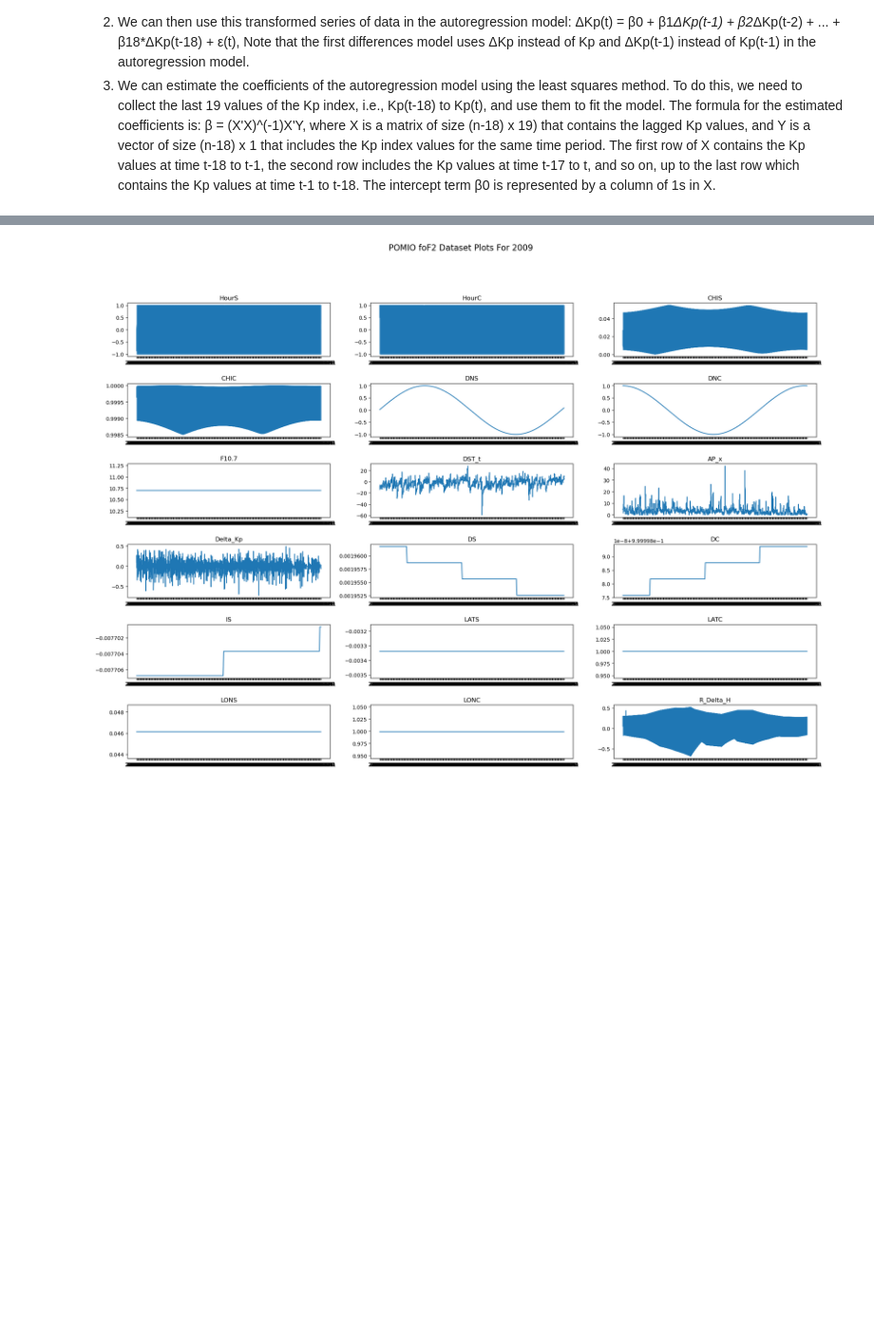
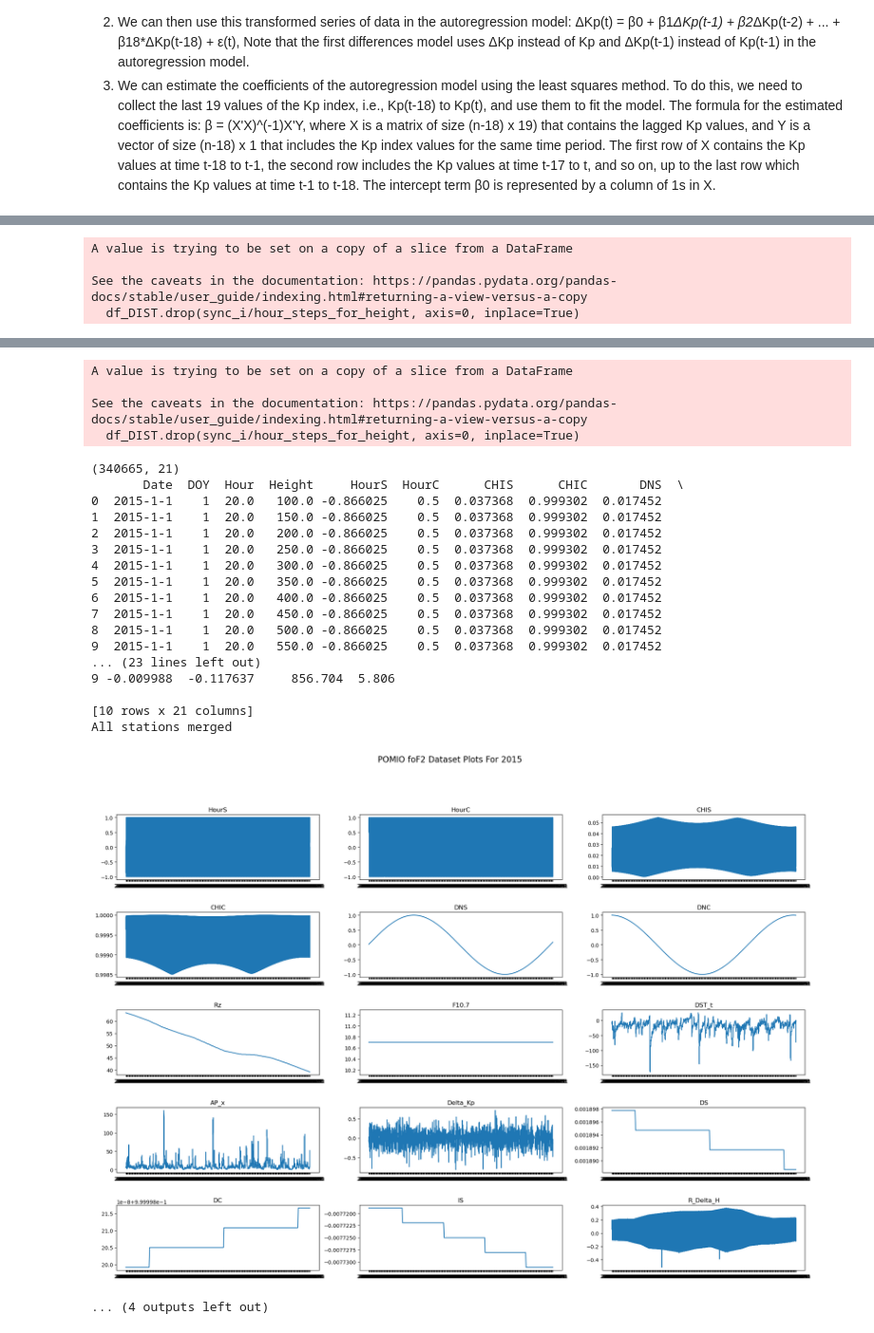
Before and after one commit to SrknMcT/ITUDeprem, a Jupyter notebook: foF2DataFormatter.ipynb, the cells around one changed output, grey strips where cells are left out. Shown at 95% size. Drawn from its saved outputs; the diff is of its cells as text; code cells hidden in the pictures; blank space fills up the shorter version.

```diff
--- a/foF2DataFormatter.ipynb
+++ b/foF2DataFormatter.ipynb
@@ -4,7 +4,7 @@ import numpy as np
 import matplotlib.pyplot as plt
 from datetime import datetime, timedelta
 
-stations=["POMIO_2009.txt","MALUKU_2009.txt","DARW_2009.txt","SUL_2009.txt","JOG2_2009.txt"]
+stations=["POMIO_2015.txt","MALUKU_2015.txt","DARW_2015.txt","SUL_2015.txt","JOG2_2015.txt"]
 DIST_filename="Dst_2000_2023.txt" # it is already cleaned before processing
 datafolder="data\\"
 
@@ -15,7 +15,7 @@ ap_start_index=past_steps*hour_steps_for_height # starting point to use previous
 delta_step=18
 delta_X_column_size = delta_step+1
 
-baseindex=delta_step*hour_steps_for_height+hour_steps_for_height  #delta_kps already starts from +1h(39 hourstes), so we added hour_steps_for height
+baseindex=delta_step*hour_steps_for_height+hour_steps_for_height  #delta_kps already starts from +1h(39 hoursteps), so we added hour_steps_for height
 baseindex2=baseindex-ap_start_index # for apX and dist to adjust indexes
 baseindex3=baseindex-hour_steps_for_height #for r_delta_h to adjust indexes
 # %%
@@ -49,7 +49,7 @@ def plot_data(location,year,foF2_data,colSize,rowSize):
     row_index=0
     col_index=0
 
-    for col in foF2_data.columns[3:-2]: #excluded foF2 and Distance
+    for col in foF2_data.columns[4:-2]: #excluded foF2 and Distance
         axs[row_index, col_index].plot(foF2_data["Date"][::hour_steps_for_height],foF2_data[col][::hour_steps_for_height])
         axs[row_index, col_index].set_title(col)
 
@@ -194,6 +194,7 @@ for st in stations:
     hours=df_IRI["Hour"].to_numpy()
     heights=df_IRI["Height,km"].to_numpy()
     solar_zenith_angles=df_IRI["Solar_zenith_angle,degree"].to_numpy()
+    sun_spot_number=df_IRI["Rz12"].to_numpy()
     days_of_year= df_IRI["DOY"].to_numpy()
     declination=df_IRI["Declination,degree"].to_numpy()
     inclination=df_IRI["Dip,degree"].to_numpy()
@@ -203,8 +204,6 @@ for st in stations:
     dsts=df_DIST["DST"].to_numpy()
     kps=df_IRI["3-h_kp"].to_numpy()
     foF2=df_IRI["foF2,MHz"].to_numpy()
-
-
 
 
     hours_sin=np.sin(2*np.pi*hours/24) #in radian
@@ -253,17 +252,25 @@ for st in stations:
     ###########################################################################################
 
     #Generates foF2 dataset
-    data_dictionary={"Date":dates[baseindex:],"Hour":hours[baseindex:],"Height":heights[baseindex:],"HourS":hours_sin[baseindex:],"HourC":hours_cos[baseindex:],"CHIS":solar_zenith_angles_sin[baseindex:],\
-        "CHIC":solar_zenith_angles_cos[baseindex:],"DNS":days_of_year_sin[baseindex:],"DNC":days_of_year_cos[baseindex:],"F10.7":solar_activity_constant[baseindex:],\
-            "DST_t":dst_t[baseindex2:],"AP_x":ap_X[baseindex2:],"Delta_Kp":delta_kp_regressed,"DS":declination_sin[baseindex:],"DC":declination_cos[baseindex:],\
-                "IS":inclination_sin[baseindex:],"LATS":latitude_sin[baseindex:],"LATC":latitude_cos[baseindex:],"LONS":longitude_sin[baseindex:],"LONC":longitude_cos[baseindex:],\
-                    "R_Delta_H":r_delta_h[baseindex3:],"EqDistance":distance[baseindex:],"foF2":foF2[baseindex:]}
+    # data_dictionary={"Date":dates[baseindex:],"Hour":hours[baseindex:],"Height":heights[baseindex:],"HourS":hours_sin[baseindex:],"HourC":hours_cos[baseindex:],"CHIS":solar_zenith_angles_sin[baseindex:],\
+    #     "CHIC":solar_zenith_angles_cos[baseindex:],"DNS":days_of_year_sin[baseindex:],"DNC":days_of_year_cos[baseindex:],"F10.7":solar_activity_constant[baseindex:],\
+    #         "DST_t":dst_t[baseindex2:],"AP_x":ap_X[baseindex2:],"Delta_Kp":delta_kp_regressed,"DS":declination_sin[baseindex:],"DC":declination_cos[baseindex:],\
+    #             "IS":inclination_sin[baseindex:],"LATS":latitude_sin[baseindex:],"LATC":latitude_cos[baseindex:],"LONS":longitude_sin[baseindex:],"LONC":longitude_cos[baseindex:],\
+    #                 "R_Delta_H":r_delta_h[baseindex3:],"EqDistance":distance[baseindex:],"foF2":foF2[baseindex:]}
+
+    #edited ver.
+
+    data_dictionary={"Date":dates[baseindex:],"DOY":days_of_year[baseindex:],"Hour":hours[baseindex:],"Height":heights[baseindex:],"HourS":hours_sin[baseindex:],"HourC":hours_cos[baseindex:],"CHIS":solar_zenith_angles_sin[baseindex:],\
+    "CHIC":solar_zenith_angles_cos[baseindex:],"DNS":days_of_year_sin[baseindex:],"DNC":days_of_year_cos[baseindex:],"Rz":sun_spot_number[baseindex:],"F10.7":solar_activity_constant[baseindex:],\
+        "DST_t":dst_t[baseindex2:],"AP_x":ap_X[baseindex2:],"Delta_Kp":delta_kp_regressed,"DS":declination_sin[baseindex:],"DC":declination_cos[baseindex:],\
+            "IS":inclination_sin[baseindex:],\
+                "R_Delta_H":r_delta_h[baseindex3:],"EqDistance":distance[baseindex:],"foF2":foF2[baseindex:]}
 
     df_foF2=pd.DataFrame(data=data_dictionary)
     print(df_foF2.shape)
     print(df_foF2.head(10))
 
-    plot_data(location,year,df_foF2,3,6)
+    plot_data(location,year,df_foF2,3,5)
 
     df_st_merged_foF2=pd.concat([df_st_merged_foF2,df_foF2])
 
@@ -297,0 +346,4 @@ All stations merged
+A value is trying to be set on a copy of a slice from a DataFrame
+
+See the caveats in the documentation: https://pandas.pydata.org/pandas-docs/stable/user_guide/indexing.html#returning-a-view-versus-a-copy
+  df_DIST.drop(sync_i/hour_steps_for_height, axis=0, inplace=True)
@@ -298,4 +367,26 @@ All stations merged
+A value is trying to be set on a copy of a slice from a DataFrame
+
+See the caveats in the documentation: https://pandas.pydata.org/pandas-docs/stable/user_guide/indexing.html#returning-a-view-versus-a-copy
+  df_DIST.drop(sync_i/hour_steps_for_height, axis=0, inplace=True)
+(340665, 21)
+       Date  DOY  Hour  Height     HourS  HourC      CHIS      CHIC       DNS  \
+0  2015-1-1    1  20.0   100.0 -0.866025    0.5  0.037368  0.999302  0.017452
+1  2015-1-1    1  20.0   150.0 -0.866025    0.5  0.037368  0.999302  0.017452
+2  2015-1-1    1  20.0   200.0 -0.866025    0.5  0.037368  0.999302  0.017452
+3  2015-1-1    1  20.0   250.0 -0.866025    0.5  0.037368  0.999302  0.017452
+4  2015-1-1    1  20.0   300.0 -0.866025    0.5  0.037368  0.999302  0.017452
+5  2015-1-1    1  20.0   350.0 -0.866025    0.5  0.037368  0.999302  0.017452
+6  2015-1-1    1  20.0   400.0 -0.866025    0.5  0.037368  0.999302  0.017452
+7  2015-1-1    1  20.0   450.0 -0.866025    0.5  0.037368  0.999302  0.017452
+8  2015-1-1    1  20.0   500.0 -0.866025    0.5  0.037368  0.999302  0.017452
+9  2015-1-1    1  20.0   550.0 -0.866025    0.5  0.037368  0.999302  0.017452
+... (23 lines left out)
+9 -0.009988  -0.117637     856.704  5.806
+
+[10 rows x 21 columns]
+All stations merged
-[figure, old version]
+[figure, new version]
+... (4 outputs left out)
 # %%
 # saves foF2 dataframe to the excel file
 
```
Also changed, not shown: parts of 2 cells of this notebook, 1 other file.
